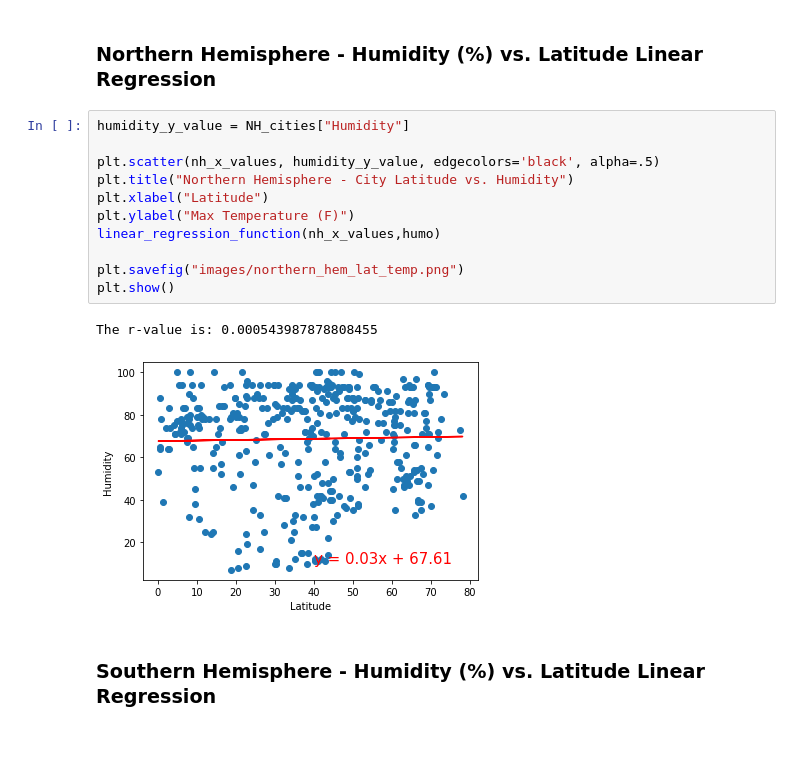
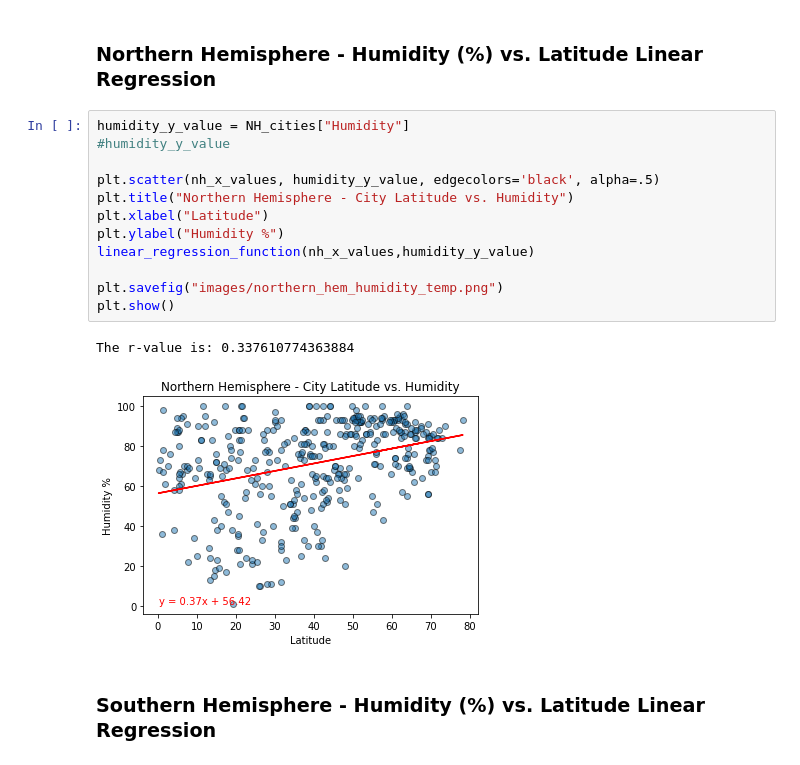
Before and after one commit to sir-omoreno/python-api-challenge, a Jupyter notebook: WeatherPy.ipynb, the cells around one changed output. Drawn from its saved outputs; the diff is of its cells as text.

Commit message:
humidity plots

```diff
--- a/WeatherPy.ipynb
+++ b/WeatherPy.ipynb
@@ -397,17 +397,18 @@ The r-value is: 0.5869834475187125
 ###  Northern Hemisphere - Humidity (%) vs. Latitude Linear Regression
 # %%
 humidity_y_value = NH_cities["Humidity"]
+#humidity_y_value
 
 plt.scatter(nh_x_values, humidity_y_value, edgecolors='black', alpha=.5)
 plt.title("Northern Hemisphere - City Latitude vs. Humidity")
 plt.xlabel("Latitude")
-plt.ylabel("Max Temperature (F)")
-linear_regression_function(nh_x_values,humo)
+plt.ylabel("Humidity %")
+linear_regression_function(nh_x_values,humidity_y_value)
 
-plt.savefig("images/northern_hem_lat_temp.png")
+plt.savefig("images/northern_hem_humidity_temp.png")
 plt.show()
 # %% [output]
-The r-value is: 0.000543987878808455
+The r-value is: 0.337610774363884
-[figure, old version]
+[figure, new version]
 # %% [markdown]
 ###  Southern Hemisphere - Humidity (%) vs. Latitude Linear Regression
```
Also changed, not shown: parts of 8 cells of this notebook, 5 other files.
